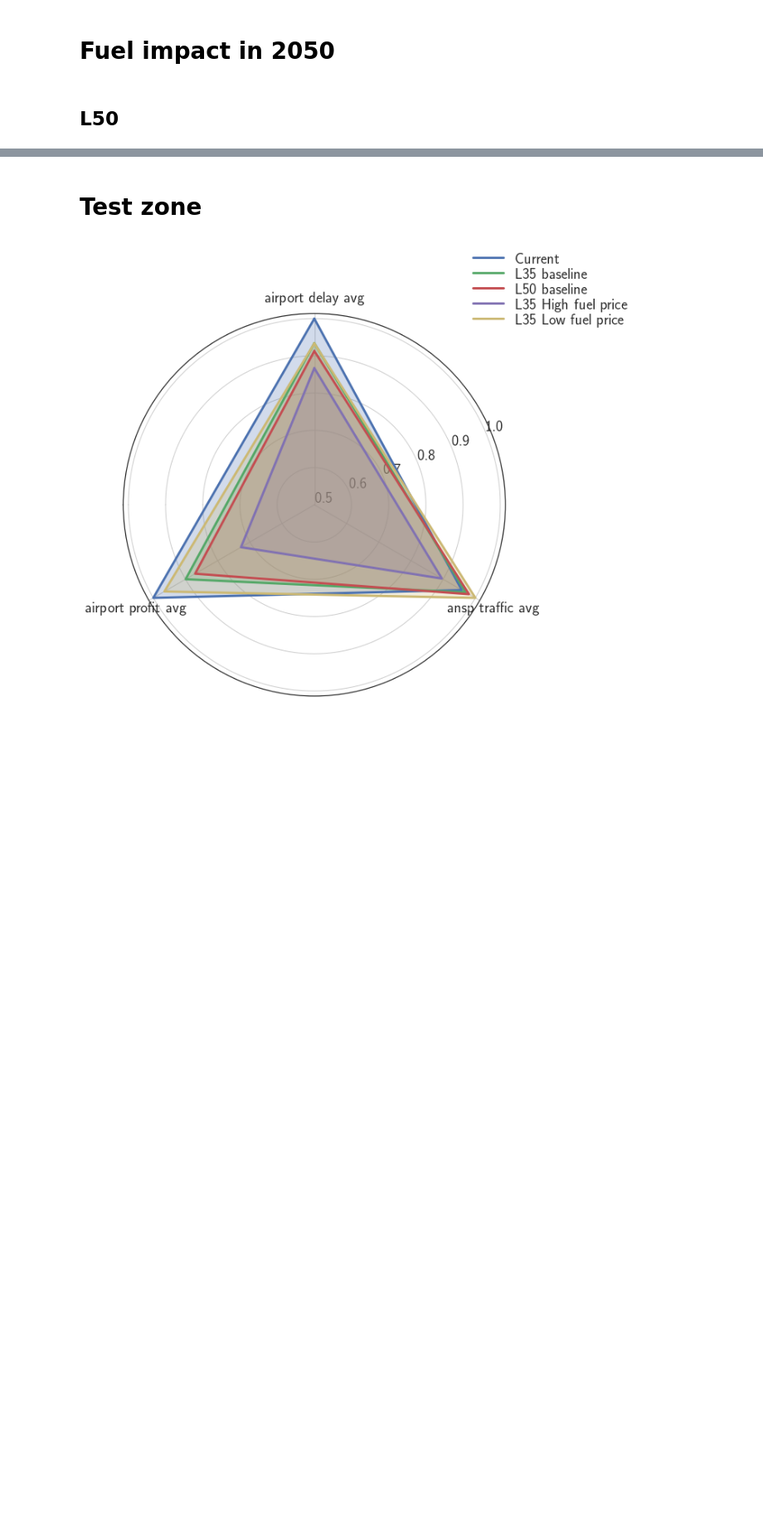
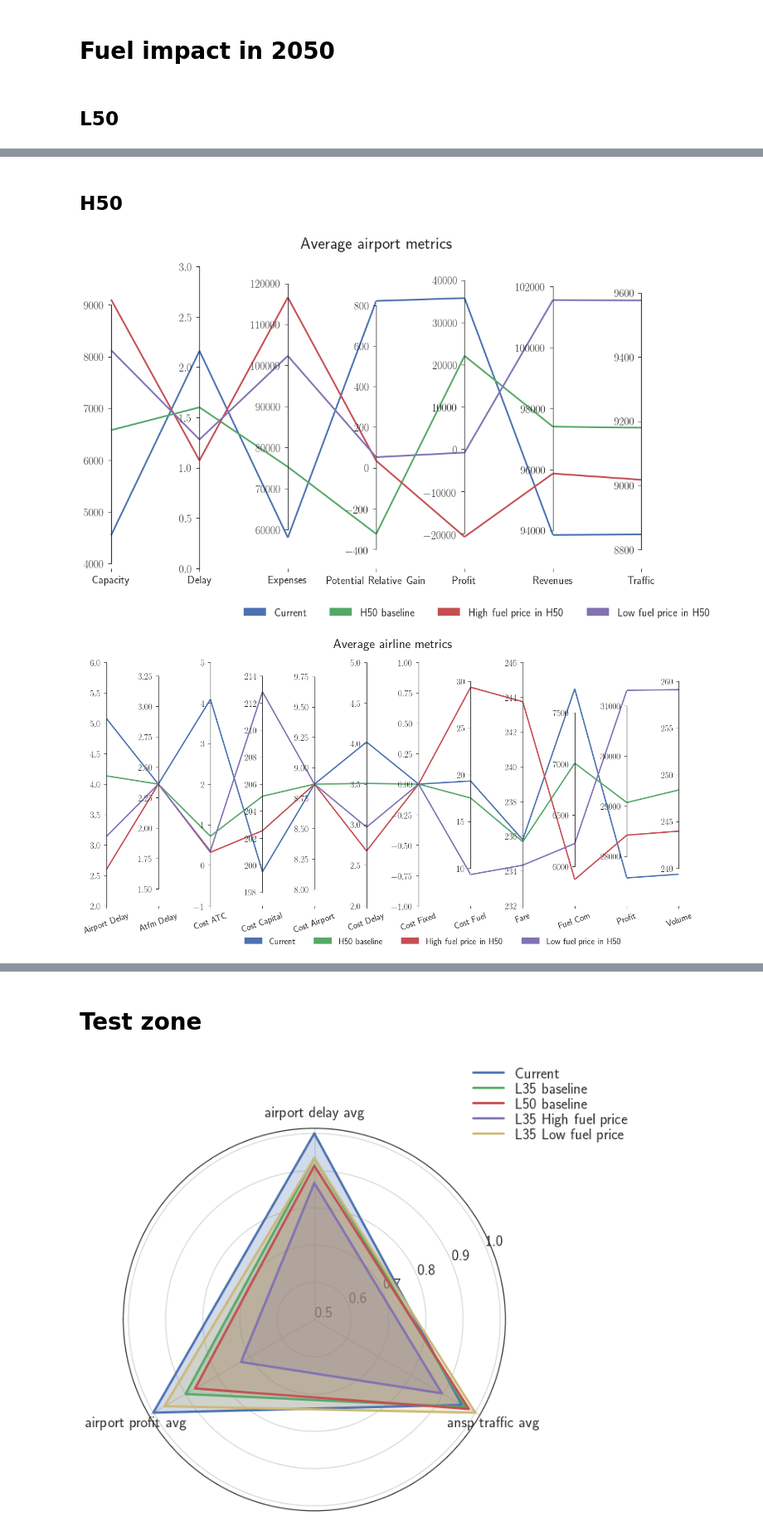
Before and after one commit to GGurtner/vista-results, a Jupyter notebook: Final_results_analysis_v2.ipynb, the cells around one changed output, grey strips where cells are left out. Shown at 83% size. Saved outputs shown, nothing was run; the diff lists cells and outputs as text; code cells hidden in the pictures; blank space fills up the shorter version.

```diff
--- a/Final_results_analysis_v2.ipynb
+++ b/Final_results_analysis_v2.ipynb
@@ -60,0 +78,8 @@ RH.do_all_EM_plots(tags, prefix_plots='fuel_price_L50')
+# %% [markdown]
+## H50
+# %%
+tags = ['EM_Current_1.5', 'EM_H50_baseline_1.5', 'EM_Unitary_BEO1_H_H50_1.5', 'EM_Unitary_BEO1_L_H50_1.5']
+RH.do_all_EM_plots(tags, prefix_plots='fuel_price_H50')
+# %% [output]
+[figure, added]
+[figure, added]
```
Also changed, not shown: parts of 6 cells of this notebook.
